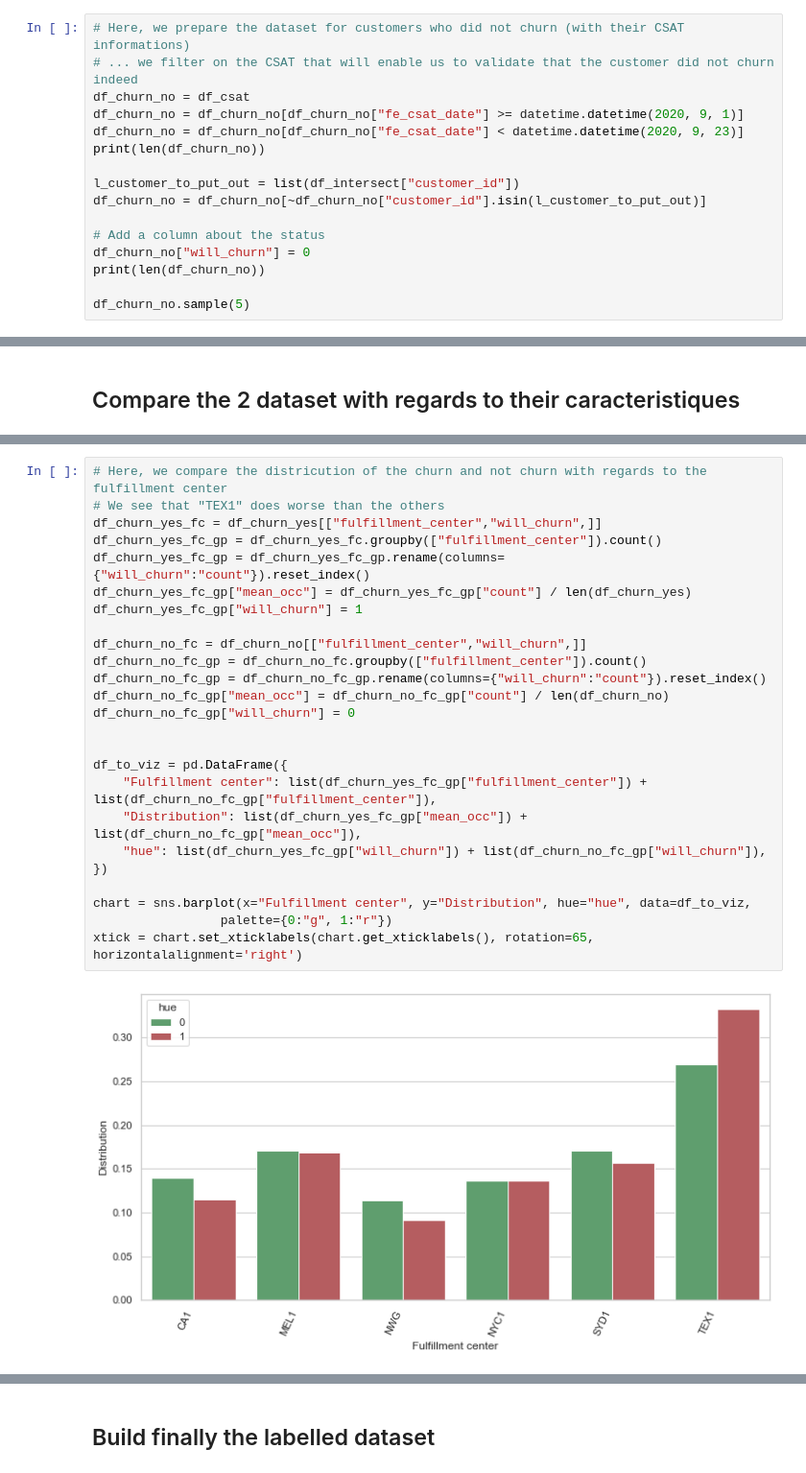
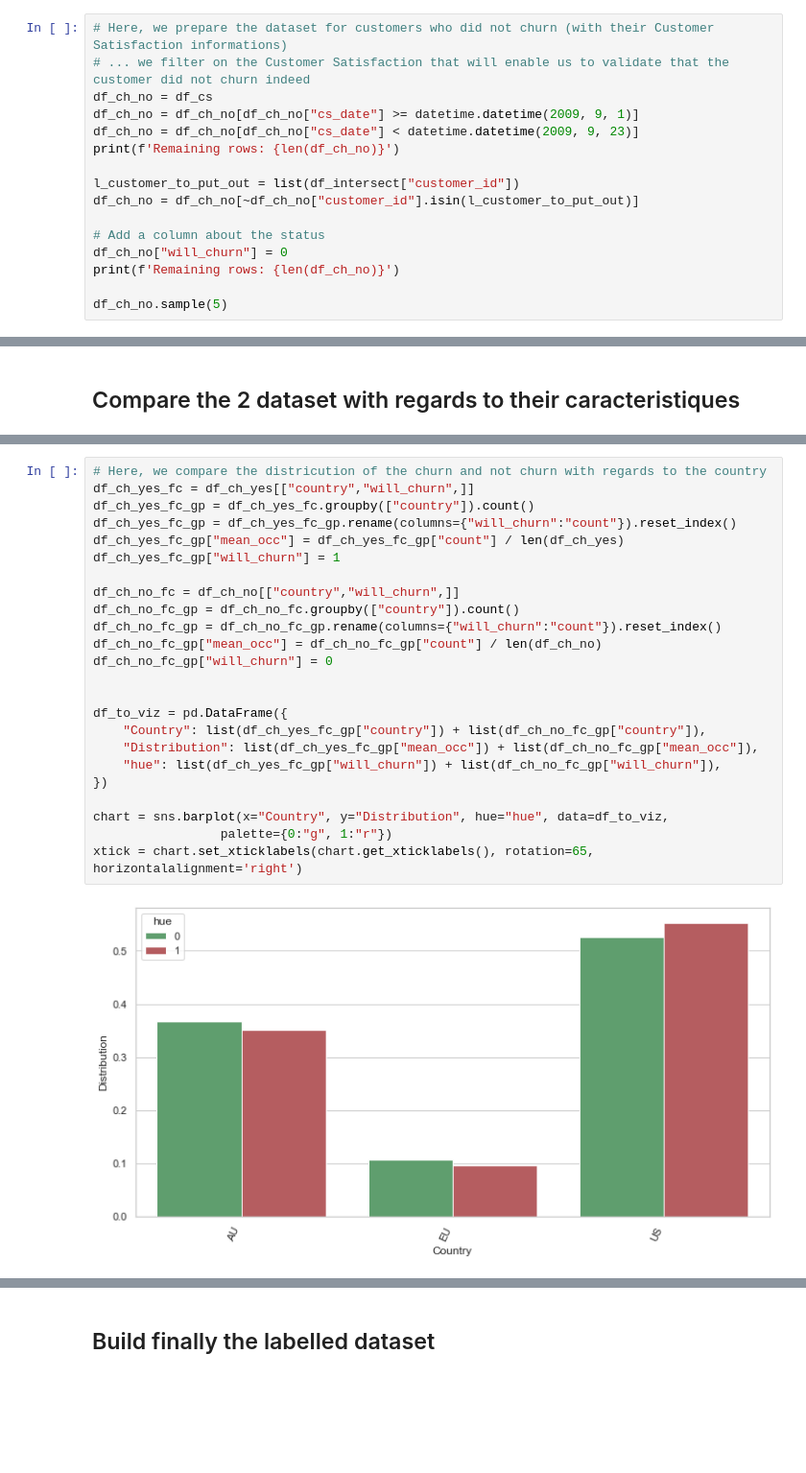
Before and after one commit to nbelaid/nbelaid.github.io, a Jupyter notebook: dev/customer_churn/customer_churn.ipynb, the cells around one changed output, grey strips where cells are left out. Shown at 96% size. Saved outputs shown, nothing was run; the diff lists cells and outputs as text; blank space fills up the shorter version.

```diff
--- a/dev/customer_churn/customer_churn.ipynb
+++ b/dev/customer_churn/customer_churn.ipynb
@@ -1297,19 +340,19 @@ See the caveats in the documentation: https://pandas.pydata.org/pandas-docs/stab
 # %% [markdown]
 ## Build the dataset of customers who did not churn
 # %%
-# Here, we prepare the dataset for customers who did not churn (with their CSAT informations)
-# ... we filter on the CSAT that will enable us to validate that the customer did not churn indeed
-df_churn_no = df_csat
-df_churn_no = df_churn_no[df_churn_no["fe_csat_date"] >= datetime.datetime(2020, 9, 1)]
-df_churn_no = df_churn_no[df_churn_no["fe_csat_date"] < datetime.datetime(2020, 9, 23)]
-print(len(df_churn_no))
+# Here, we prepare the dataset for customers who did not churn (with their Customer Satisfaction informations)
+# ... we filter on the Customer Satisfaction that will enable us to validate that the customer did not churn indeed
+df_ch_no = df_cs
+df_ch_no = df_ch_no[df_ch_no["cs_date"] >= datetime.datetime(2009, 9, 1)]
+df_ch_no = df_ch_no[df_ch_no["cs_date"] < datetime.datetime(2009, 9, 23)]
+print(f'Remaining rows: {len(df_ch_no)}')
 
 l_customer_to_put_out = list(df_intersect["customer_id"])
-df_churn_no = df_churn_no[~df_churn_no["customer_id"].isin(l_customer_to_put_out)]
+df_ch_no = df_ch_no[~df_ch_no["customer_id"].isin(l_customer_to_put_out)]
 
 # Add a column about the status
-df_churn_no["will_churn"] = 0
-print(len(df_churn_no))
+df_ch_no["will_churn"] = 0
+print(f'Remaining rows: {len(df_ch_no)}')
 
-df_churn_no.sample(5)
+df_ch_no.sample(5)
 # %% [output]
@@ -1386,27 +403,26 @@ graph = sns.boxplot(x='Will churn', y='Repurchase', data=df_to_viz,
 # %%
-# Here, we compare the districution of the churn and not churn with regards to the fulfillment center
-# We see that "TEX1" does worse than the others
-df_churn_yes_fc = df_churn_yes[["fulfillment_center","will_churn",]]
-df_churn_yes_fc_gp = df_churn_yes_fc.groupby(["fulfillment_center"]).count()
-df_churn_yes_fc_gp = df_churn_yes_fc_gp.rename(columns={"will_churn":"count"}).reset_index()
-df_churn_yes_fc_gp["mean_occ"] = df_churn_yes_fc_gp["count"] / len(df_churn_yes)
-df_churn_yes_fc_gp["will_churn"] = 1
+# Here, we compare the districution of the churn and not churn with regards to the country
+df_ch_yes_fc = df_ch_yes[["country","will_churn",]]
+df_ch_yes_fc_gp = df_ch_yes_fc.groupby(["country"]).count()
+df_ch_yes_fc_gp = df_ch_yes_fc_gp.rename(columns={"will_churn":"count"}).reset_index()
+df_ch_yes_fc_gp["mean_occ"] = df_ch_yes_fc_gp["count"] / len(df_ch_yes)
+df_ch_yes_fc_gp["will_churn"] = 1
 
-df_churn_no_fc = df_churn_no[["fulfillment_center","will_churn",]]
-df_churn_no_fc_gp = df_churn_no_fc.groupby(["fulfillment_center"]).count()
-df_churn_no_fc_gp = df_churn_no_fc_gp.rename(columns={"will_churn":"count"}).reset_index()
-df_churn_no_fc_gp["mean_occ"] = df_churn_no_fc_gp["count"] / len(df_churn_no)
-df_churn_no_fc_gp["will_churn"] = 0
+df_ch_no_fc = df_ch_no[["country","will_churn",]]
+df_ch_no_fc_gp = df_ch_no_fc.groupby(["country"]).count()
+df_ch_no_fc_gp = df_ch_no_fc_gp.rename(columns={"will_churn":"count"}).reset_index()
+df_ch_no_fc_gp["mean_occ"] = df_ch_no_fc_gp["count"] / len(df_ch_no)
+df_ch_no_fc_gp["will_churn"] = 0
 
 
 df_to_viz = pd.DataFrame({
-    "Fulfillment center": list(df_churn_yes_fc_gp["fulfillment_center"]) + list(df_churn_no_fc_gp["fulfillment_center"]),
-    "Distribution": list(df_churn_yes_fc_gp["mean_occ"]) + list(df_churn_no_fc_gp["mean_occ"]),
-    "hue": list(df_churn_yes_fc_gp["will_churn"]) + list(df_churn_no_fc_gp["will_churn"]),
+    "Country": list(df_ch_yes_fc_gp["country"]) + list(df_ch_no_fc_gp["country"]),
+    "Distribution": list(df_ch_yes_fc_gp["mean_occ"]) + list(df_ch_no_fc_gp["mean_occ"]),
+    "hue": list(df_ch_yes_fc_gp["will_churn"]) + list(df_ch_no_fc_gp["will_churn"]),
 })
 
-chart = sns.barplot(x="Fulfillment center", y="Distribution", hue="hue", data=df_to_viz,
+chart = sns.barplot(x="Country", y="Distribution", hue="hue", data=df_to_viz,
                  palette={0:"g", 1:"r"})
 xtick = chart.set_xticklabels(chart.get_xticklabels(), rotation=65, horizontalalignment='right')
 # %% [output]
-[figure, old version]
+[figure, new version]
```
Also changed, not shown: parts of 136 cells of this notebook, 16 other files.
